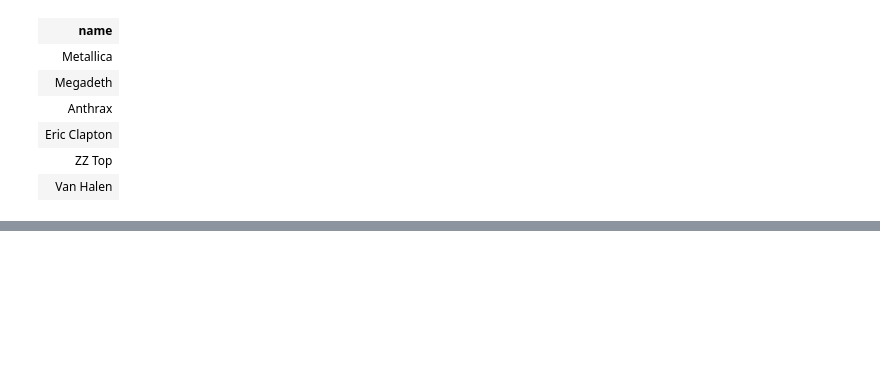
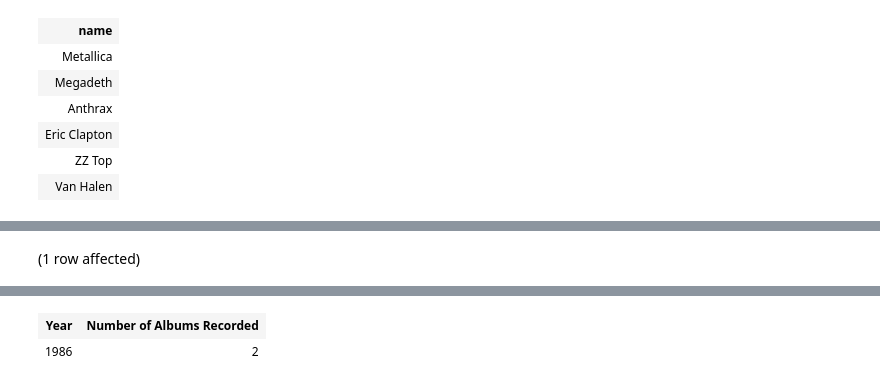
Before and after one commit to adighodke/Training, a Jupyter notebook: SQL assignment/SubQuery1.ipynb, the cells around one changed output, grey strips where cells are left out. Saved outputs shown, nothing was run; the diff lists cells and outputs as text; code cells hidden in the pictures; blank space fills up the shorter version.

```diff
--- a/SQL assignment/SubQuery1.ipynb
+++ b/SQL assignment/SubQuery1.ipynb
@@ -108,0 +133,6 @@ Total execution time: 00:00:00
+# %%
+--Q7
+select top 1 al.year  "Year",count(*) "Number of Albums Recorded"
+from album al group by al.year order by [Number of Albums Recorded] desc
+# %% [output]
+(1 row affected)
@@ -108,0 +140,2 @@ Total execution time: 00:00:00
+| Year | Number of Albums Recorded |
+| 1986 | 2 |
```
Also changed, not shown: parts of 8 cells of this notebook.
